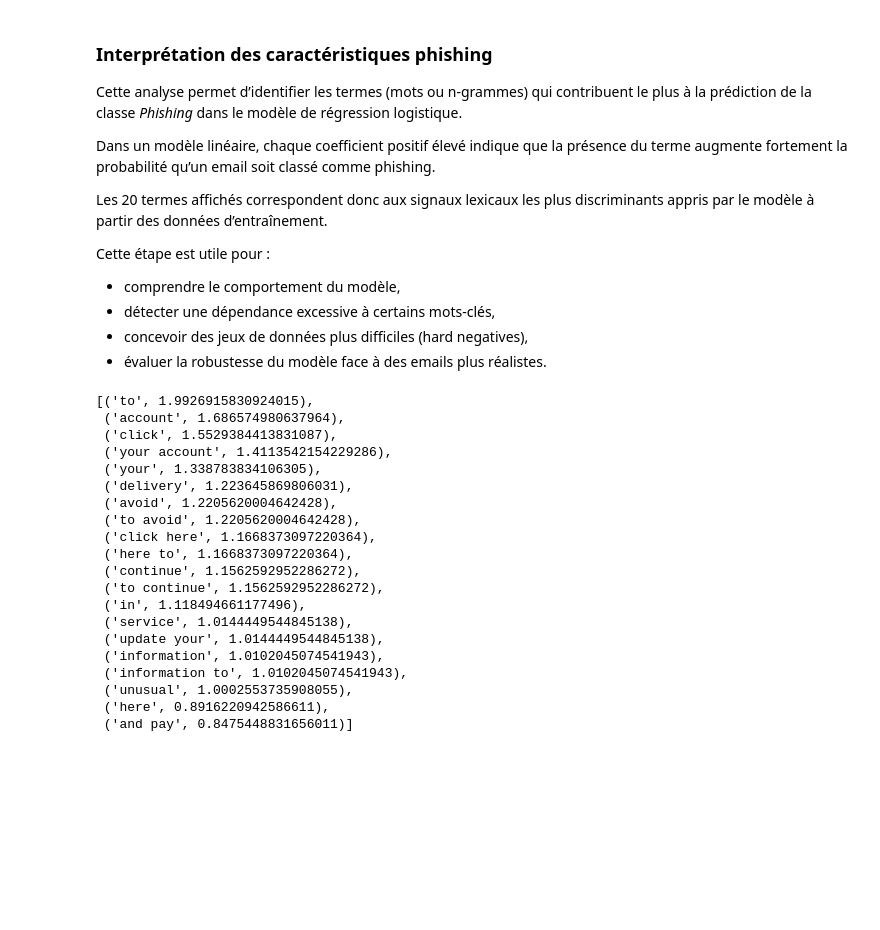
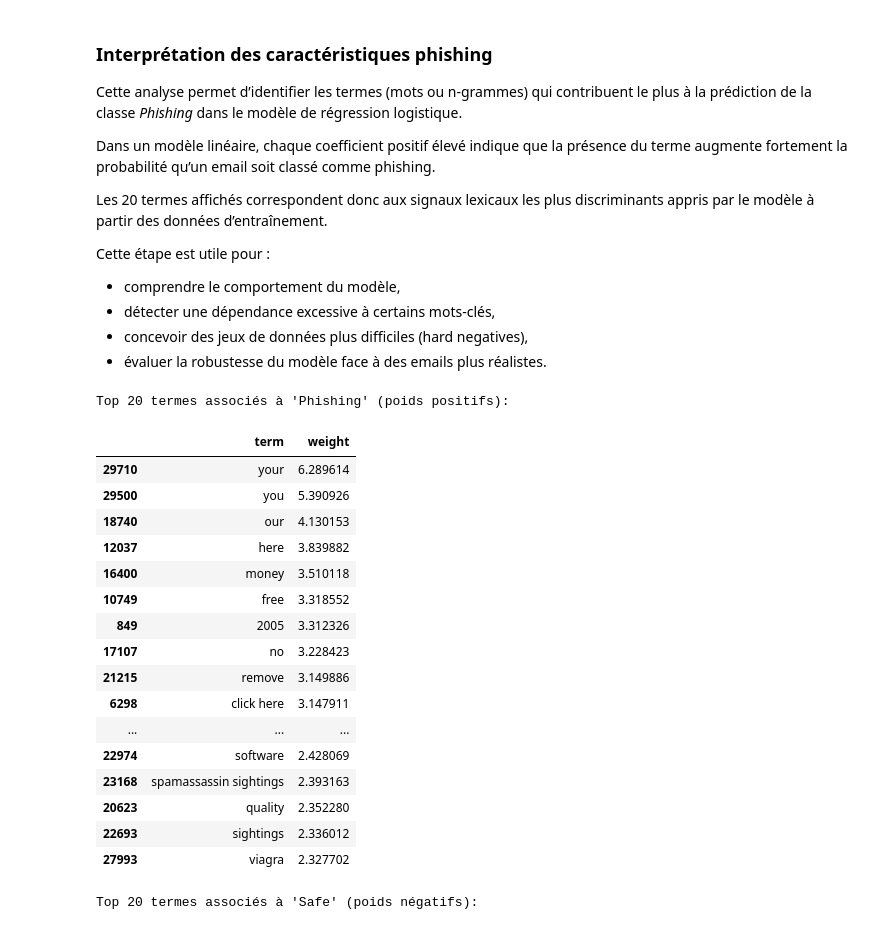
Before and after one commit to JonasLUfr/Project-MLOps, a Jupyter notebook: scripts/DataModeling.ipynb, the cells around one changed output. Saved outputs shown, nothing was run; the diff lists cells and outputs as text; code cells hidden in the pictures; blank space fills up the shorter version.

```diff
--- a/scripts/DataModeling.ipynb
+++ b/scripts/DataModeling.ipynb
@@ -322,41 +606,47 @@ Cette étape est utile pour :
 - concevoir des jeux de données plus difficiles (hard negatives),
 - évaluer la robustesse du modèle face à des emails plus réalistes.
 # %%
-# Extraire les poids appris par la régression logistique
-# Chaque poids correspond à un terme TF-IDF
-coef = model.named_steps["clf"].coef_[0]
+# 1) Récupérer les poids du modèle LR (après fit)
+clf = final_model.named_steps["clf"]
+tfidf = final_model.named_steps["tfidf"]
 
-# Récupérer la liste des termes (vocabulaire) du TF-IDF
-features = model.named_steps["tfidf"].get_feature_names_out()
+coef = clf.coef_.ravel()  # shape (n_features,)
+features = tfidf.get_feature_names_out()
 
-# Associer chaque terme à son poids,
-# puis trier par poids décroissant (signal phishing le plus fort)
-top_phishing = sorted(
-    zip(features, coef),
-    key=lambda x: x[1],
-    reverse=True
-)[:20]
+# 2) Créer un tableau terme / poids
+df_coef = pd.DataFrame({
+    "term": features,
+    "weight": coef
+}).sort_values("weight", ascending=False)
 
-# Afficher les 20 caractéristiques les plus indicatives du phishing
-top_phishing
+# 3) Top signaux phishing (poids positifs)
+top_phishing = df_coef.head(20)
+
+# 4) Top signaux safe (poids négatifs)
+top_safe = df_coef.tail(20).sort_values("weight", ascending=True)
+
+print("Top 20 termes associés à 'Phishing' (poids positifs):")
+display(top_phishing)
+
+print("Top 20 termes associés à 'Safe' (poids négatifs):")
+display(top_safe)
 # %% [output]
-[('to', 1.9926915830924015),
- ('account', 1.686574980637964),
- ('click', 1.5529384413831087),
- ('your account', 1.4113542154229286),
- ('your', 1.338783834106305),
- ('delivery', 1.223645869806031),
- ('avoid', 1.2205620004642428),
- ('to avoid', 1.2205620004642428),
- ('click here', 1.1668373097220364),
- ('here to', 1.1668373097220364),
- ('continue', 1.1562592952286272),
- ('to continue', 1.1562592952286272),
- ('in', 1.118494661177496),
- ('service', 1.0144449544845138),
- ('update your', 1.0144449544845138),
- ('information', 1.0102045074541943),
- ('information to', 1.0102045074541943),
- ('unusual', 1.0002553735908055),
- ('here', 0.8916220942586611),
- ('and pay', 0.8475448831656011)]
+Top 20 termes associés à 'Phishing' (poids positifs):
+|  | term | weight |
+| 29710 | your | 6.289614 |
+| 29500 | you | 5.390926 |
+| 18740 | our | 4.130153 |
+| 12037 | here | 3.839882 |
+| 16400 | money | 3.510118 |
+| 10749 | free | 3.318552 |
+| 849 | 2005 | 3.312326 |
+| 17107 | no | 3.228423 |
+| 21215 | remove | 3.149886 |
+| 6298 | click here | 3.147911 |
+| ... | ... | ... |
+| 22974 | software | 2.428069 |
+| 23168 | spamassassin sightings | 2.393163 |
+| 20623 | quality | 2.352280 |
+| 22693 | sightings | 2.336012 |
+| 27993 | viagra | 2.327702 |
+Top 20 termes associés à 'Safe' (poids négatifs):
```
Also changed, not shown: parts of 25 cells of this notebook, 5 other files.
